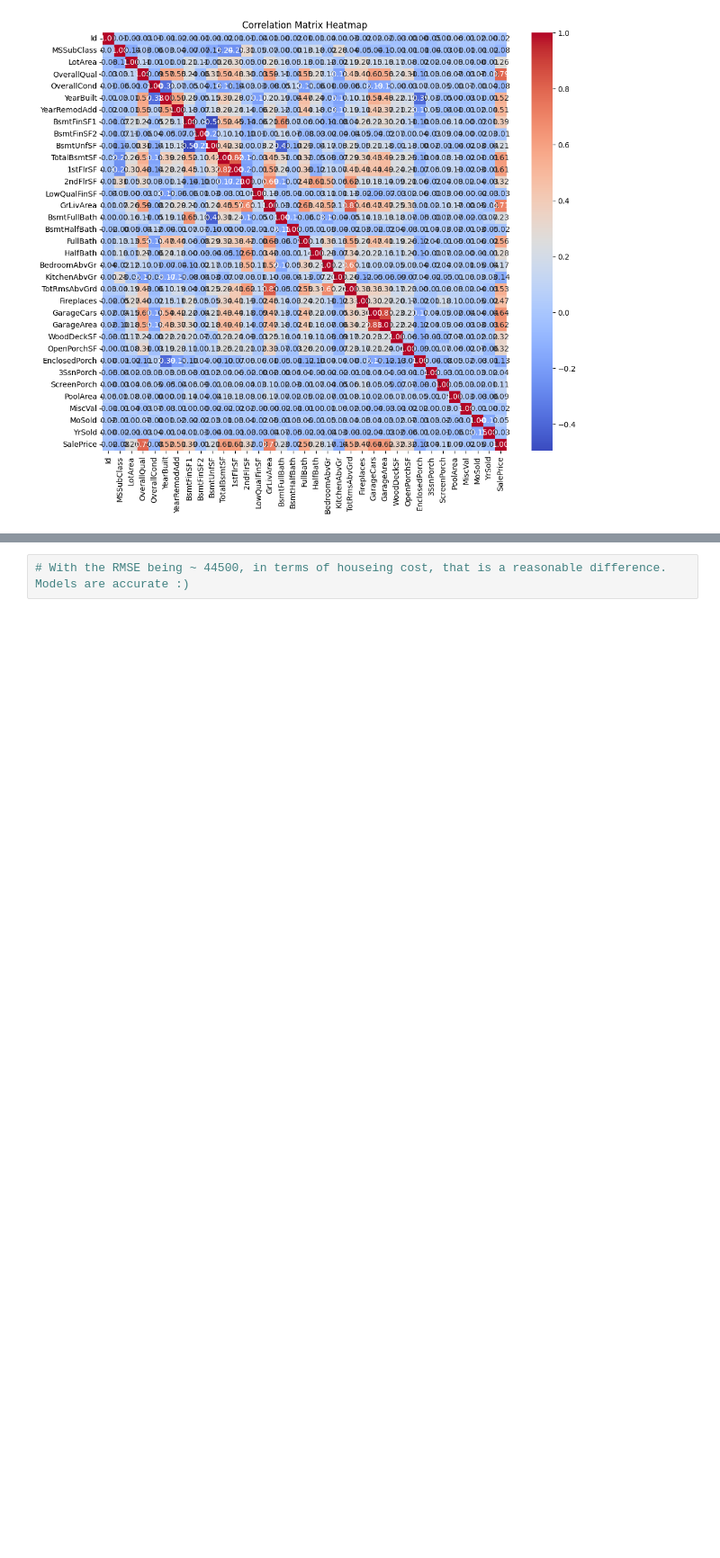
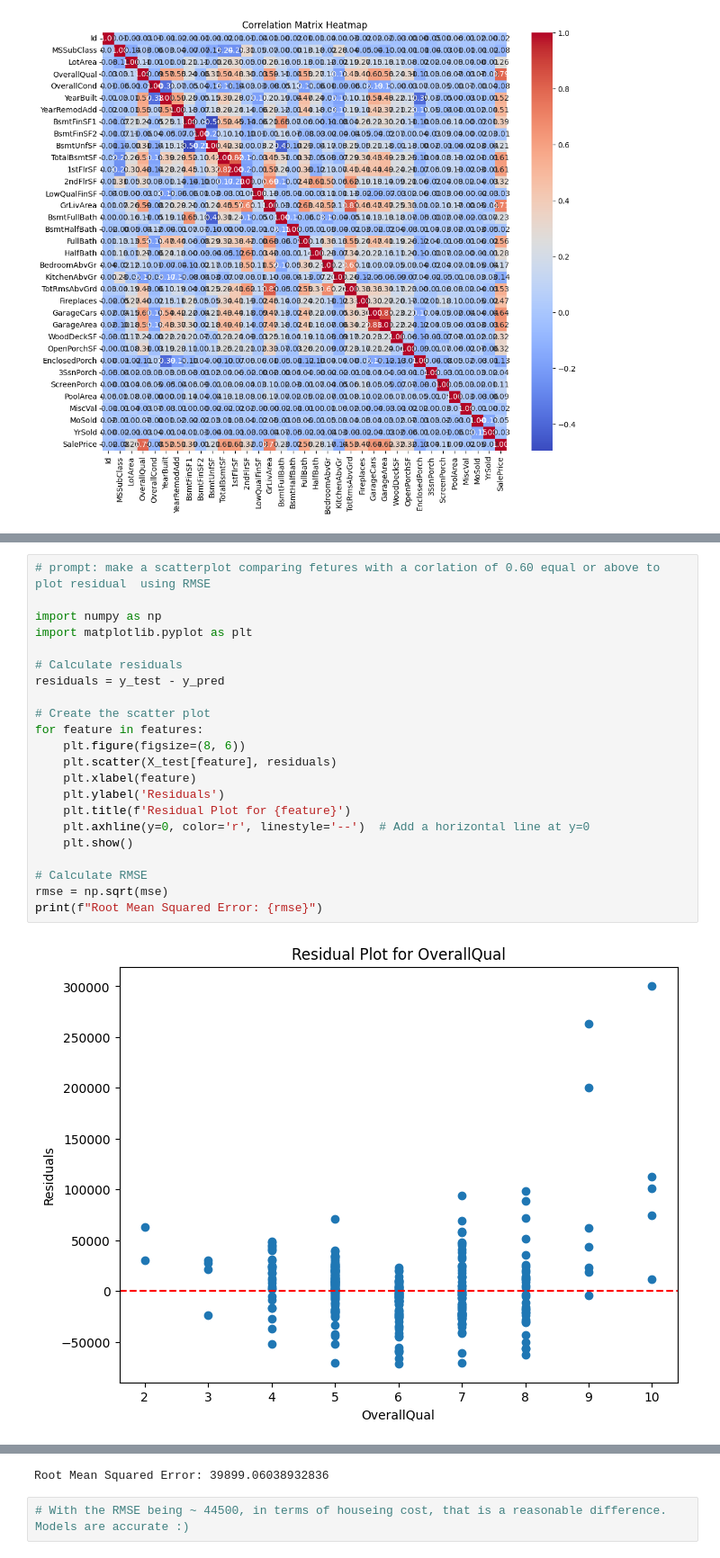
Before and after one commit to DovaKing1/Array-merge, a Jupyter notebook: Math_270_In_Class_Lab.ipynb, the cells around one changed output, grey strips where cells are left out. Shown at 90% size. Drawn from its saved outputs; the diff is of its cells as text; blank space fills up the shorter version.

```diff
--- a/Math_270_In_Class_Lab.ipynb
+++ b/Math_270_In_Class_Lab.ipynb
@@ -313,0 +261,24 @@ Root Mean Squared Error (RMSE): 44159.60494230218
+# %%
+# prompt: make a scatterplot comparing fetures with a corlation of 0.60 equal or above to plot residual  using RMSE
+
+import numpy as np
+import matplotlib.pyplot as plt
+
+# Calculate residuals
+residuals = y_test - y_pred
+
+# Create the scatter plot
+for feature in features:
+    plt.figure(figsize=(8, 6))
+    plt.scatter(X_test[feature], residuals)
+    plt.xlabel(feature)
+    plt.ylabel('Residuals')
+    plt.title(f'Residual Plot for {feature}')
+    plt.axhline(y=0, color='r', linestyle='--')  # Add a horizontal line at y=0
+    plt.show()
+
+# Calculate RMSE
+rmse = np.sqrt(mse)
+print(f"Root Mean Squared Error: {rmse}")
+# %% [output]
+[figure, added]
@@ -314,3 +290,4 @@ Root Mean Squared Error (RMSE): 44159.60494230218
+Root Mean Squared Error: 39899.06038932836
 # %%
 # With the RMSE being ~ 44500, in terms of houseing cost, that is a reasonable difference. Models are accurate :)
 # %%
```
Also changed, not shown: parts of 3 cells of this notebook.
